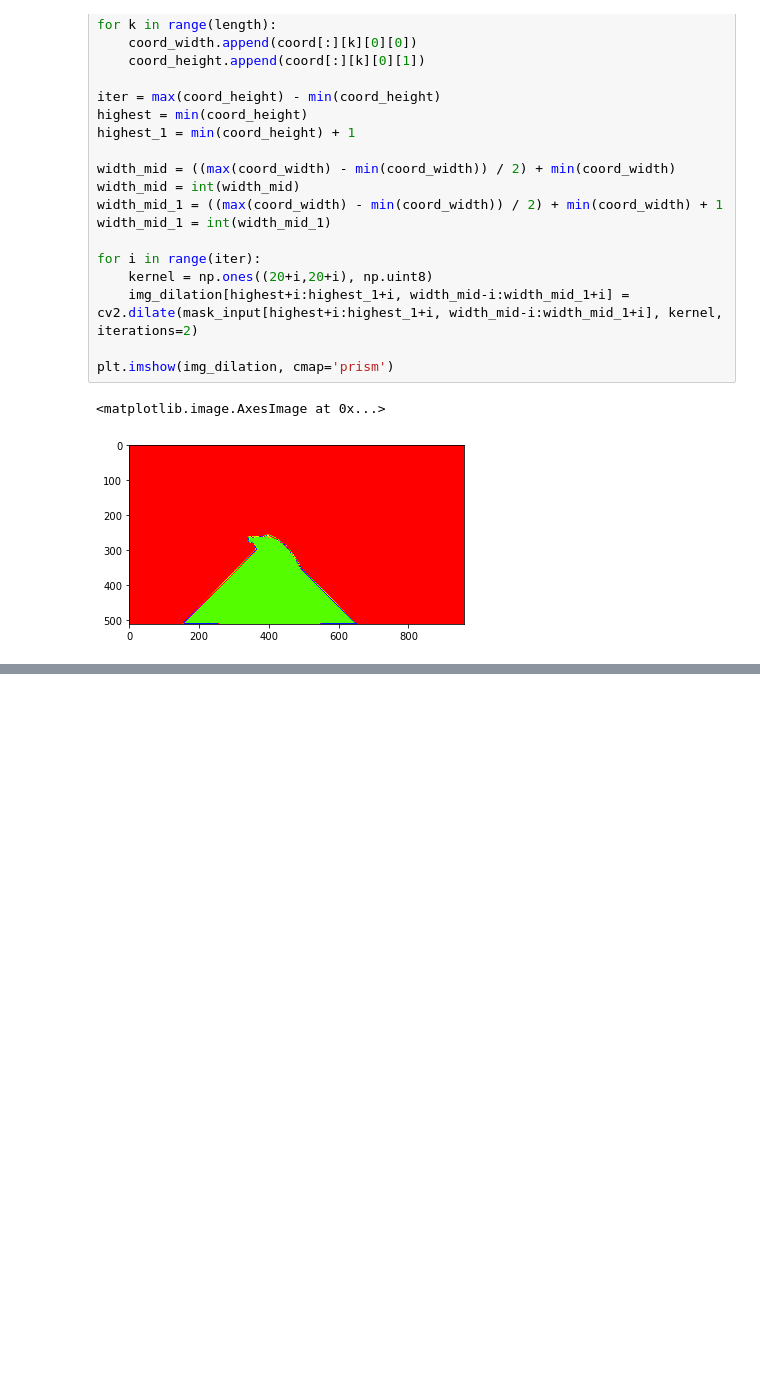
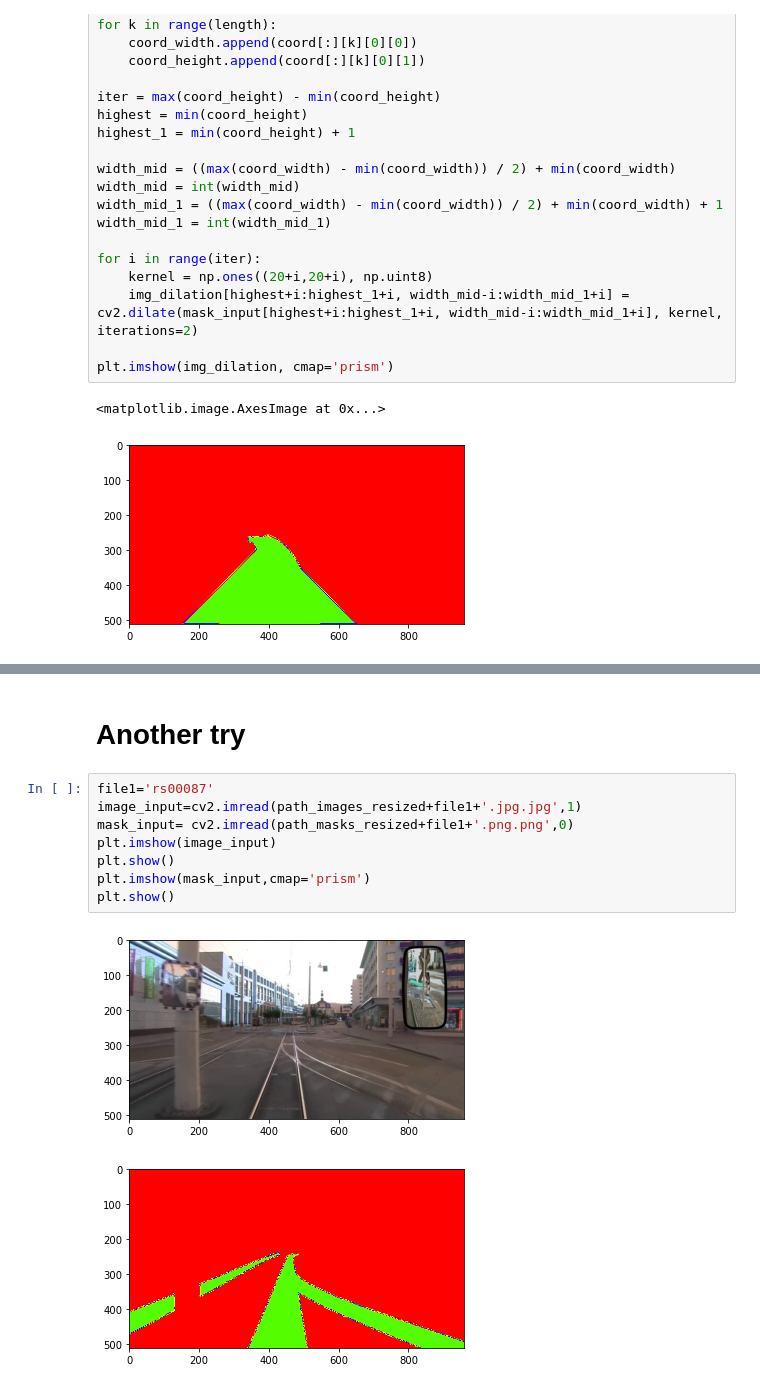
Before and after one commit to khoadaniel/vegetation-detection-railways, a Jupyter notebook: Hina/morphology_test.ipynb, the cells around one changed output, grey strips where cells are left out. Cells and saved outputs as stored; diff of their text form; blank space fills up the shorter version.

```diff
--- a/Hina/morphology_test.ipynb
+++ b/Hina/morphology_test.ipynb
@@ -296,0 +304,13 @@ plt.imshow(img_dilation, cmap='prism')
+# %% [markdown]
+# Another try
+# %%
+file1='rs00087'
+image_input=cv2.imread(path_images_resized+file1+'.jpg.jpg',1)
+mask_input= cv2.imread(path_masks_resized+file1+'.png.png',0)
+plt.imshow(image_input)
+plt.show()
+plt.imshow(mask_input,cmap='prism')
+plt.show()
+# %% [output]
+[figure, added]
+[figure, added]
```
Also changed, not shown: parts of 16 cells of this notebook, 3 other files.
